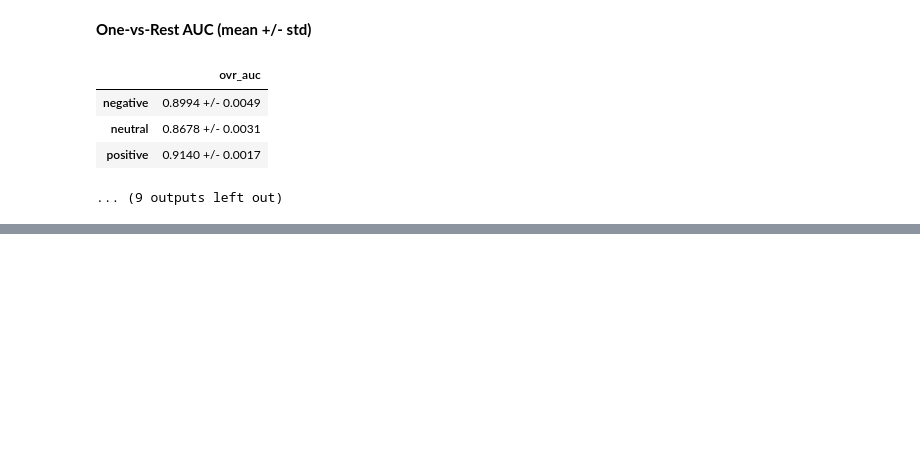
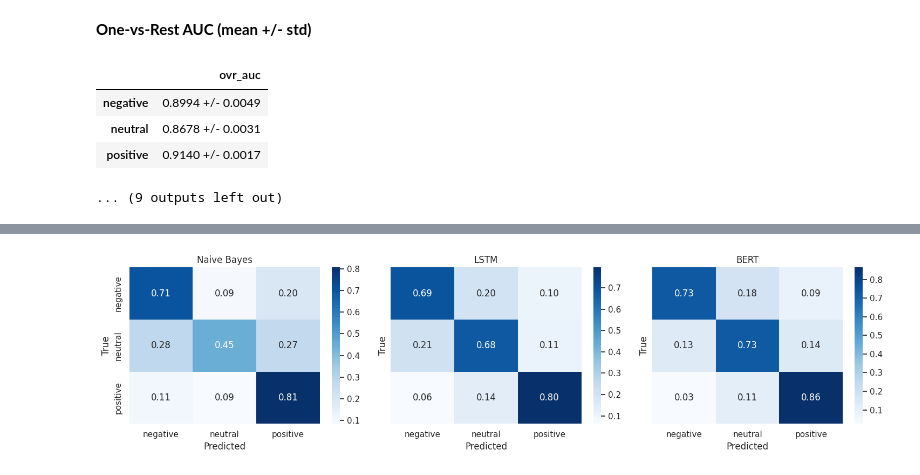
Before and after one commit to yuweiiihuang/yt-sentiment-analysis, a Jupyter notebook: aggregate_outputs.ipynb, the cells around one changed output, grey strips where cells are left out. Saved outputs shown, nothing was run; the diff lists cells and outputs as text; code cells hidden in the pictures; blank space fills up the shorter version.

```diff
--- a/aggregate_outputs.ipynb
+++ b/aggregate_outputs.ipynb
@@ -152,0 +245,36 @@ for model_dir in model_dirs:
+# %%
+
+if not model_runs:
+    display(Markdown("No runs available for confusion matrices."))
+else:
+    ordered_models = [m for m in model_order_lr if m in model_runs]
+    n_models = len(ordered_models)
+    fig, axes = plt.subplots(1, n_models, figsize=(5 * n_models, 4), sharey=True)
+    axes = axes if isinstance(axes, (list, np.ndarray)) else [axes]
+
+    for ax, model in zip(axes, ordered_models):
+        runs = model_runs[model]
+        cms = []
+        for run in runs:
+            cm = confusion_matrix(run["y_true"], run["y_pred"], labels=class_order)
+            row_sums = cm.sum(axis=1, keepdims=True)
+            row_sums[row_sums == 0] = 1
+            cms.append(cm / row_sums)
+        mean_cm = np.mean(cms, axis=0)
+        sns.heatmap(
+            mean_cm,
+            annot=True,
+            fmt=".2f",
+            cmap="Blues",
+            xticklabels=class_names,
+            yticklabels=class_names,
+            ax=ax,
+        )
+        ax.set_title(model_name_map.get(model, model))
+        ax.set_xlabel("Predicted")
+        ax.set_ylabel("True")
+
+    plt.tight_layout()
+    plt.show()
+# %% [output]
+[figure, added]
```
Also changed, not shown: parts of 15 cells of this notebook.
